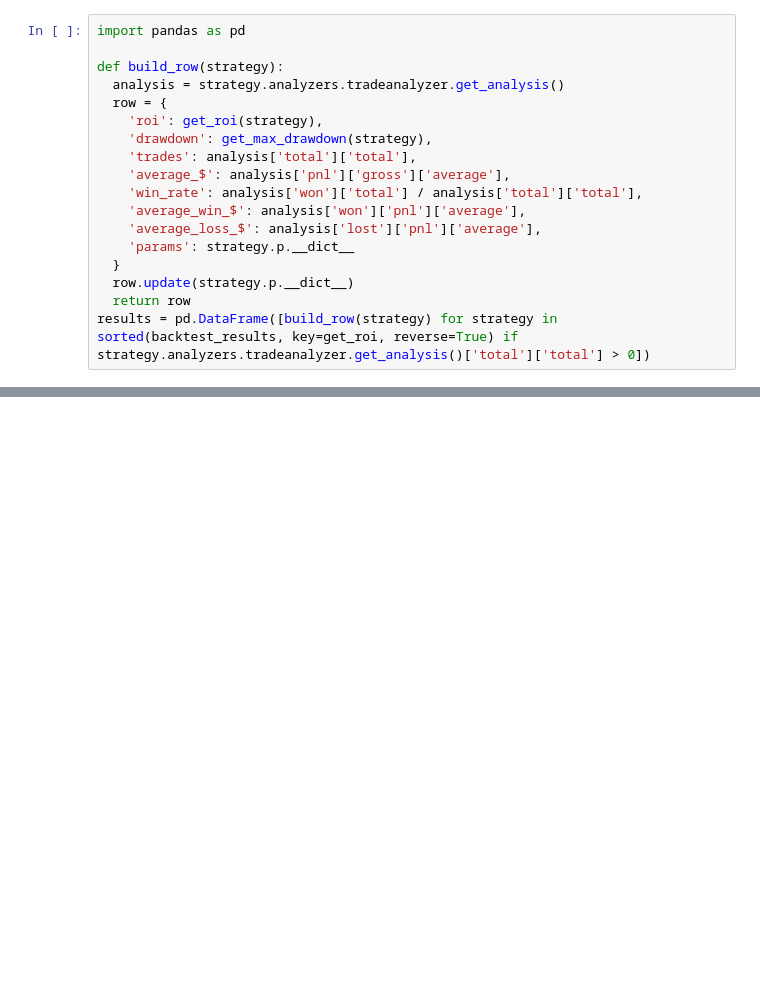
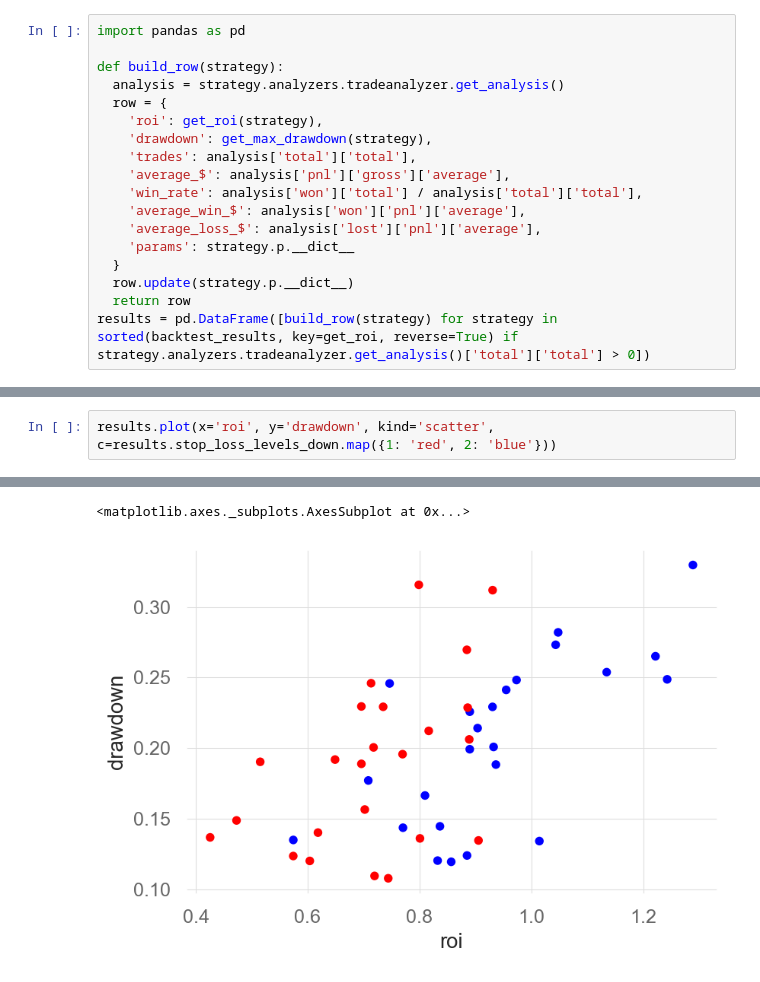
Before and after one commit to jamesfulford/biggest-losers, a Jupyter notebook: src/strat/rungs/Dynamic Levels Backtest.ipynb, the cells around one changed output, grey strips where cells are left out. Saved outputs shown, nothing was run; the diff lists cells and outputs as text; blank space fills up the shorter version.

```diff
--- a/src/strat/rungs/Dynamic Levels Backtest.ipynb
+++ b/src/strat/rungs/Dynamic Levels Backtest.ipynb
@@ -257,0 +318,3 @@ results.plot(x='roi', y='drawdown', kind='scatter', c=results.take_profit_levels
+# %%
+results.plot(x='roi', y='drawdown', kind='scatter', c=results.stop_loss_levels_down.map({1: 'red', 2: 'blue'}))
+# %% [output]
@@ -257,0 +323,2 @@ results.plot(x='roi', y='drawdown', kind='scatter', c=results.take_profit_levels
+<matplotlib.axes._subplots.AxesSubplot at 0x...>
+[figure, added]
```
Also changed, not shown: parts of 9 cells of this notebook, 2 other files.
